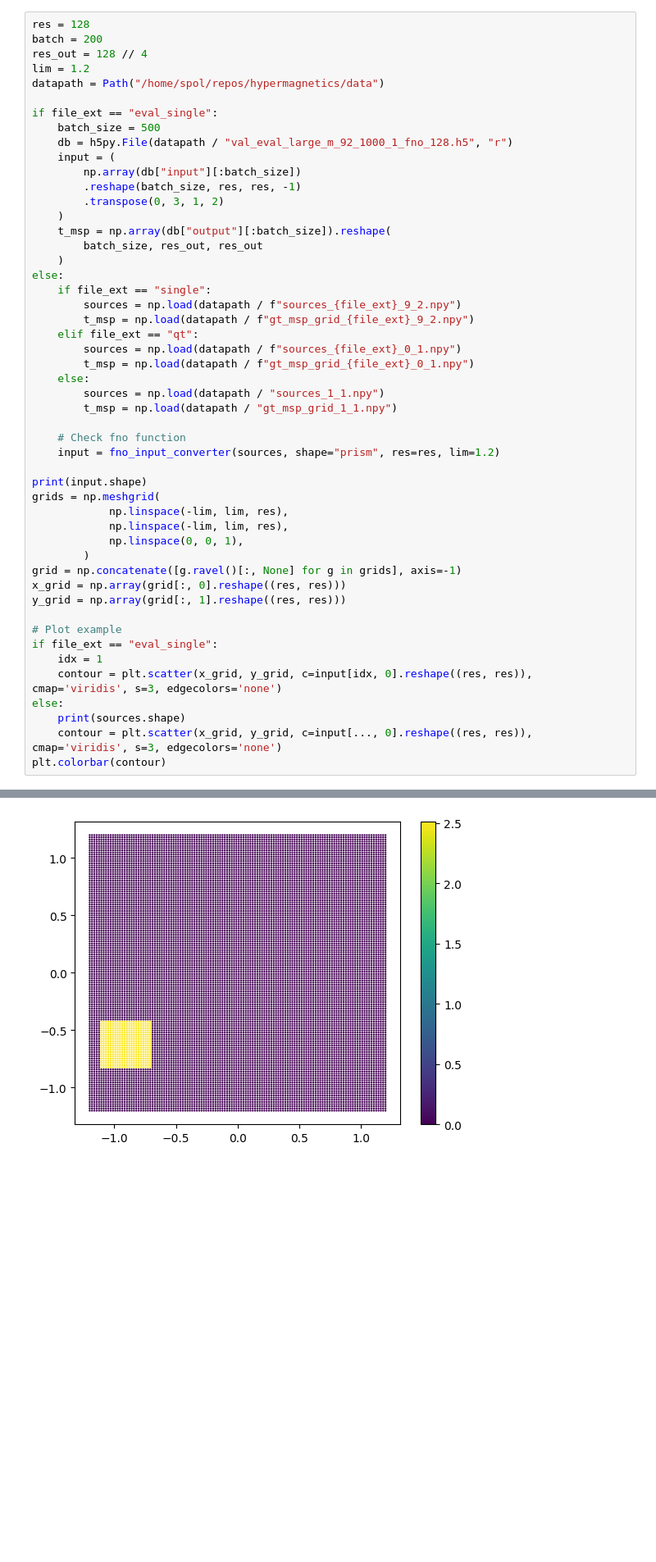
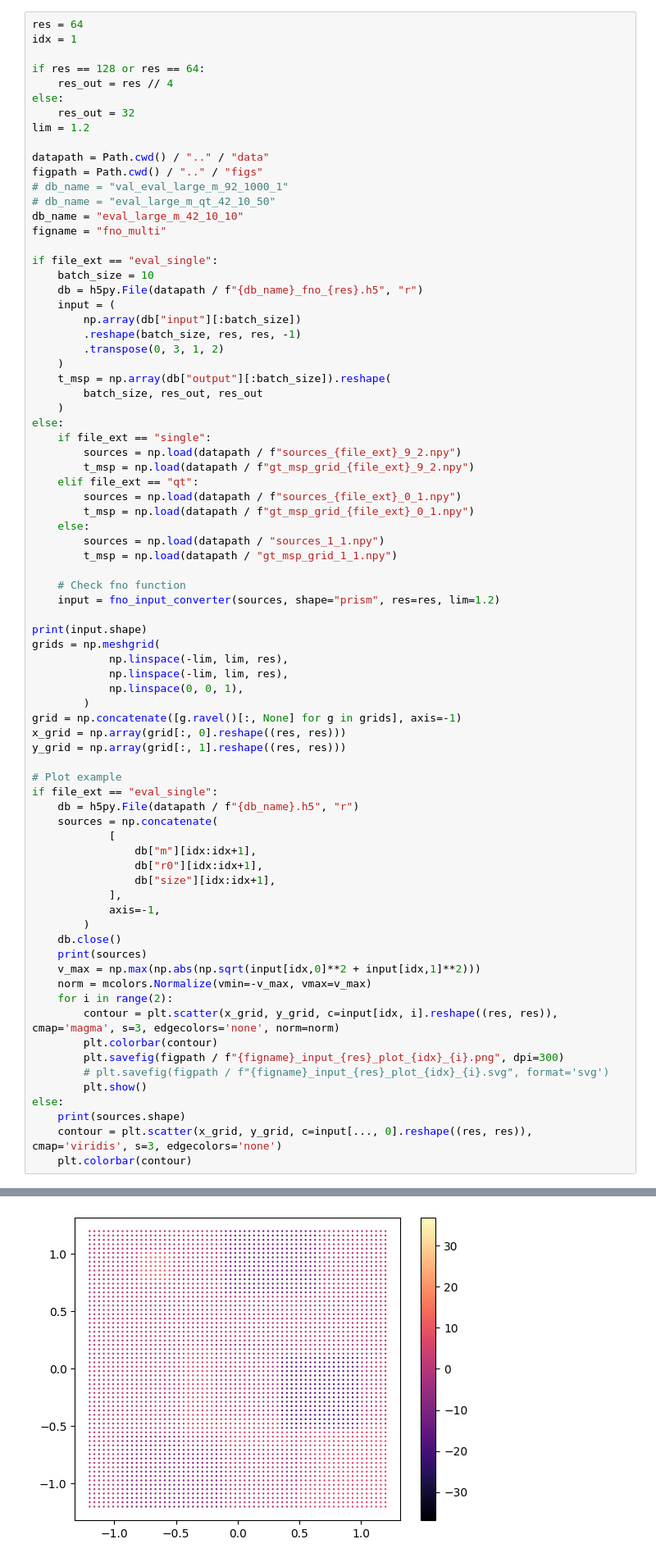
Before and after one commit to cmt-dtu-energy/hypermagnetics, a Jupyter notebook: nbs/fno_Fig6.ipynb, the cells around one changed output, grey strips where cells are left out. Shown at 82% size. Drawn from its saved outputs; the diff is of its cells as text; blank space fills up the shorter version.

Commit message:
Latest FNO eval

```diff
--- a/nbs/fno_Fig6.ipynb
+++ b/nbs/fno_Fig6.ipynb
@@ -93,13 +50,23 @@ def fno_input_converter(
 # %%
-res = 128
-batch = 200
-res_out = 128 // 4
+res = 64
+idx = 1
+
+if res == 128 or res == 64:
+    res_out = res // 4
+else:
+    res_out = 32
 lim = 1.2
-datapath = Path("/home/spol/repos/hypermagnetics/data")
+
+datapath = Path.cwd() / ".." / "data"
+figpath = Path.cwd() / ".." / "figs"
+# db_name = "val_eval_large_m_92_1000_1"
+# db_name = "eval_large_m_qt_42_10_50"
+db_name = "eval_large_m_42_10_10"
+figname = "fno_multi"
 
 if file_ext == "eval_single":
-    batch_size = 500
-    db = h5py.File(datapath / "val_eval_large_m_92_1000_1_fno_128.h5", "r")
+    batch_size = 10
+    db = h5py.File(datapath / f"{db_name}_fno_{res}.h5", "r")
     input = (
         np.array(db["input"][:batch_size])
         .reshape(batch_size, res, res, -1)
@@ -134,10 +101,27 @@ y_grid = np.array(grid[:, 1].reshape((res, res)))
 
 # Plot example
 if file_ext == "eval_single":
-    idx = 1
-    contour = plt.scatter(x_grid, y_grid, c=input[idx, 0].reshape((res, res)), cmap='viridis', s=3, edgecolors='none')
+    db = h5py.File(datapath / f"{db_name}.h5", "r")
+    sources = np.concatenate(
+            [
+                db["m"][idx:idx+1],
+                db["r0"][idx:idx+1],
+                db["size"][idx:idx+1],
+            ],
+            axis=-1,
+        )
+    db.close()
+    print(sources)
+    v_max = np.max(np.abs(np.sqrt(input[idx,0]**2 + input[idx,1]**2)))
+    norm = mcolors.Normalize(vmin=-v_max, vmax=v_max)
+    for i in range(2):
+        contour = plt.scatter(x_grid, y_grid, c=input[idx, i].reshape((res, res)), cmap='magma', s=3, edgecolors='none', norm=norm)
+        plt.colorbar(contour)
+        plt.savefig(figpath / f"{figname}_input_{res}_plot_{idx}_{i}.png", dpi=300)
+        # plt.savefig(figpath / f"{figname}_input_{res}_plot_{idx}_{i}.svg", format='svg')
+        plt.show()
 else:
     print(sources.shape)
     contour = plt.scatter(x_grid, y_grid, c=input[..., 0].reshape((res, res)), cmap='viridis', s=3, edgecolors='none')
-plt.colorbar(contour)
+    plt.colorbar(contour)
 # %% [output]
@@ -146 +145 @@ plt.colorbar(contour)
-[figure, old version]
+[figure, new version]
```
Also changed, not shown: parts of 13 cells of this notebook, 5 other files.
